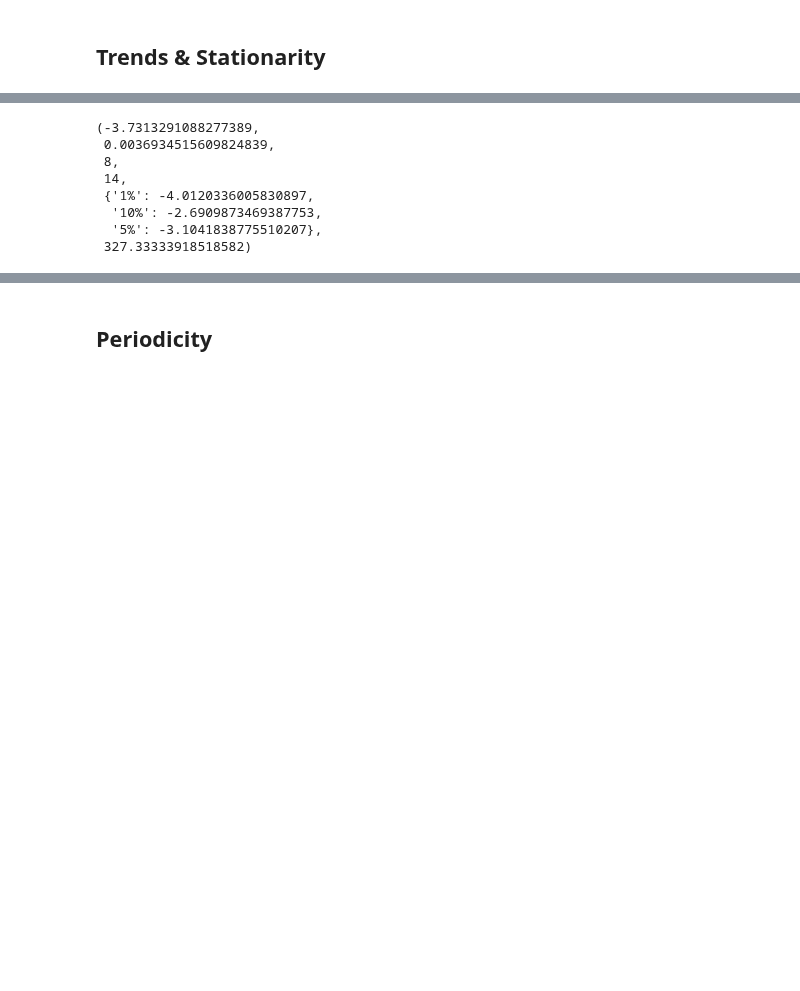
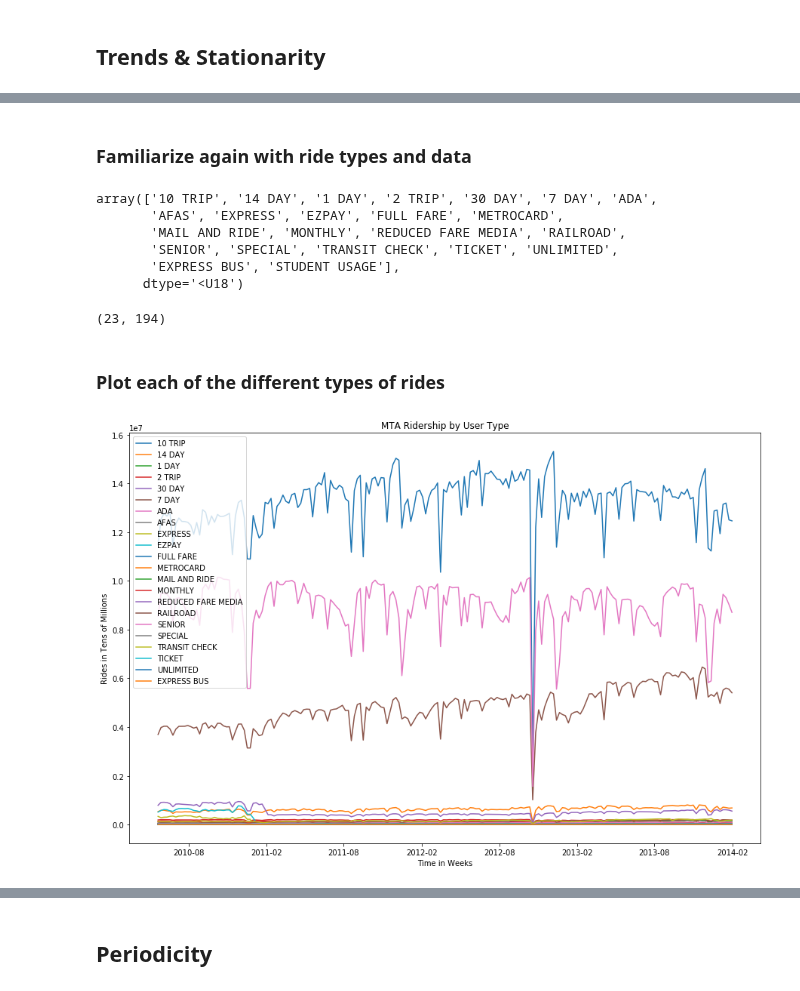
Before and after one commit to seanandrewchen/PUI2017_sac820, a Jupyter notebook: HW10_sac820/HW10_sac820.ipynb, the cells around one changed output, grey strips where cells are left out. Drawn from its saved outputs; the diff is of its cells as text; code cells hidden in the pictures; blank space fills up the shorter version.

```diff
--- a/HW10_sac820/HW10_sac820.ipynb
+++ b/HW10_sac820/HW10_sac820.ipynb
@@ -178,15 +218,30 @@ Name: 2, dtype: float64
-# %%
-adfullerScores = [sm.tsa.adfuller(riderType[0])]
-for i in range(23):
-    adfullerScores.append(sm.tsa.adfuller(riderType[i+1]))
-# %%
-adfullerScores[:][0]
-# %% [output]
-(-3.7313291088277389,
- 0.0036934515609824839,
- 8,
- 14,
- {'1%': -4.0120336005830897,
-  '10%': -2.6909873469387753,
-  '5%': -3.1041838775510207},
- 327.33333918518582)
+# %% [markdown]
+### Familiarize again with ride types and data
+# %%
+rideTypes
+# %% [output]
+array(['10 TRIP', '14 DAY', '1 DAY', '2 TRIP', '30 DAY', '7 DAY', 'ADA',
+       'AFAS', 'EXPRESS', 'EZPAY', 'FULL FARE', 'METROCARD',
+       'MAIL AND RIDE', 'MONTHLY', 'REDUCED FARE MEDIA', 'RAILROAD',
+       'SENIOR', 'SPECIAL', 'TRANSIT CHECK', 'TICKET', 'UNLIMITED',
+       'EXPRESS BUS', 'STUDENT USAGE'],
+      dtype='<U18')
+# %%
+riderData.shape
+# %% [output]
+(23, 194)
+# %% [markdown]
+### Plot each of the different types of rides
+# %%
+plt.figure(figsize=(15,10))
+
+for i in range(0,22):
+    plt.plot(dateIndex, riderData[i])
+
+plt.title('MTA Ridership by User Type')
+plt.xlabel('Time in Weeks')
+plt.ylabel('Rides in Tens of Millions')
+plt.legend(rideTypes)
+plt.show;
+# %% [output]
+[figure, added]
```
Also changed, not shown: parts of 68 cells of this notebook.
